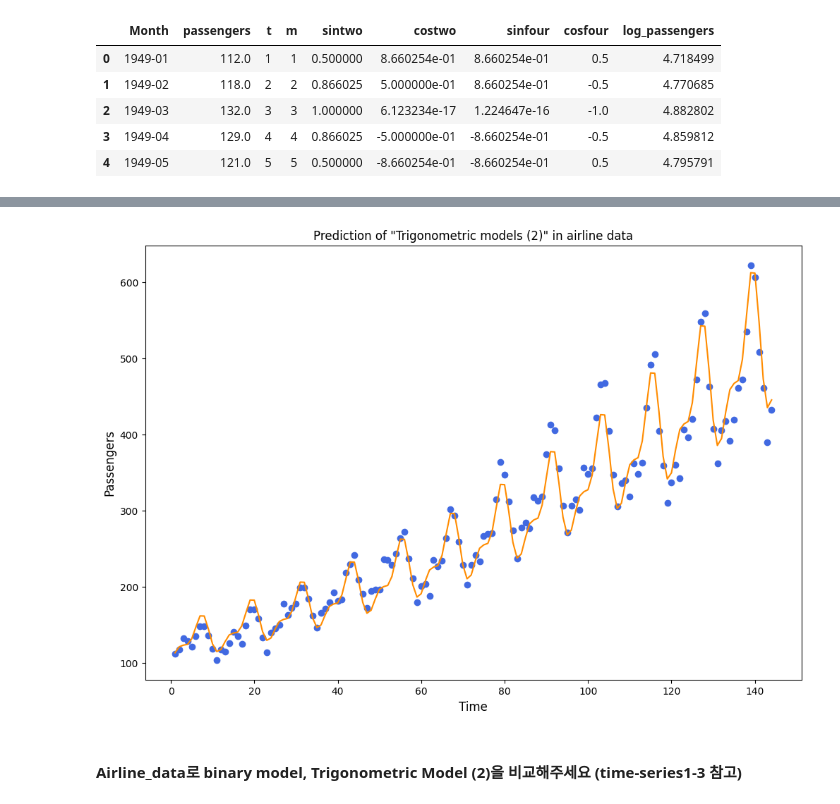
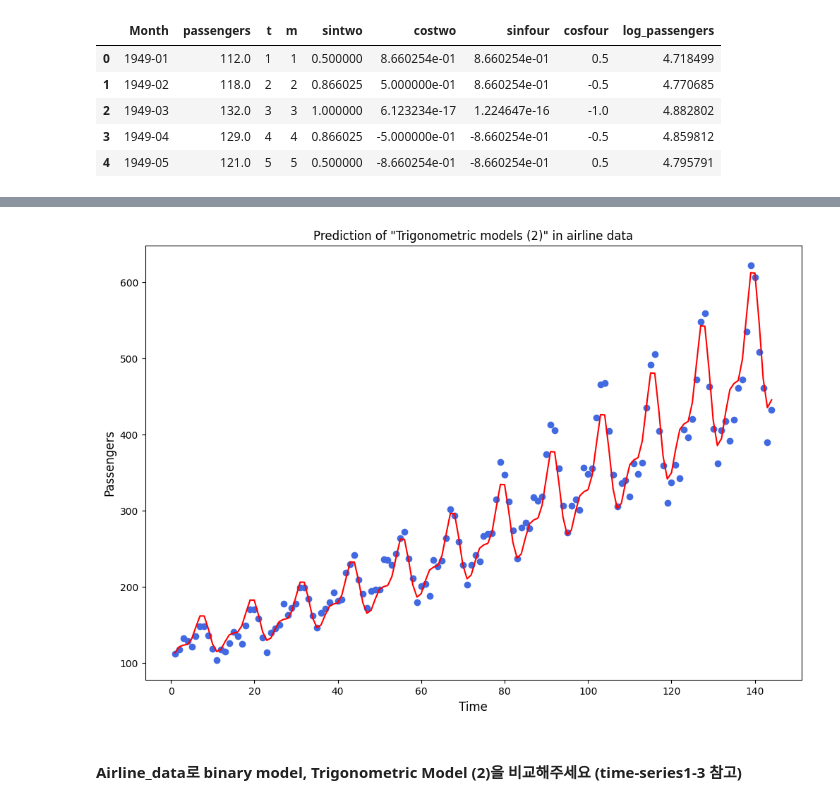
Before and after one commit to Im-JihyunKim/2025_LGE_TimeSeries, a Jupyter notebook: time-series1-solution.ipynb, the cells around one changed output, grey strips where cells are left out. Cells and saved outputs as stored; diff of their text form; code cells hidden in the pictures.

```diff
--- a/time-series1-solution.ipynb
+++ b/time-series1-solution.ipynb
@@ -231,20 +231,20 @@ Notes:
 # %%
 pred_columns_tri_2 = airline_data.drop(['m', 'Month', 'passengers', 'log_passengers'], axis=1).columns
 pred_tri_2_airline = tri_airline_model_2.predict(airline_data[pred_columns_tri_2])
 pred_tri_2_airline = np.exp(pred_tri_2_airline)
 
 # plotting predicion value and real value
 fig = plt.figure(figsize=(12,8))
 plt.scatter(airline_data['t'], airline_data['passengers'], color='royalblue')
-plt.plot(airline_data['t'], pred_tri_2_airline, color='darkorange')
+plt.plot(airline_data['t'], pred_tri_2_airline, color='r')
 plt.title('Prediction of "Trigonometric models (2)" in airline data', fontsize=12)
 plt.xlabel('Time', fontsize=12)
 plt.ylabel('Passengers', fontsize=12)
 plt.rc('xtick', labelsize=10)
 plt.rc('ytick', labelsize=10)
 plt.show()
 # %% [output]
-[figure, old version]
+[figure, new version]
 # %% [markdown]
 #### Airline_data로 binary model, Trigonometric Model (2)을 비교해주세요 (time-series1-3 참고)
 # %%
```
Also changed, not shown: parts of 9 cells of this notebook, 2 other files.
